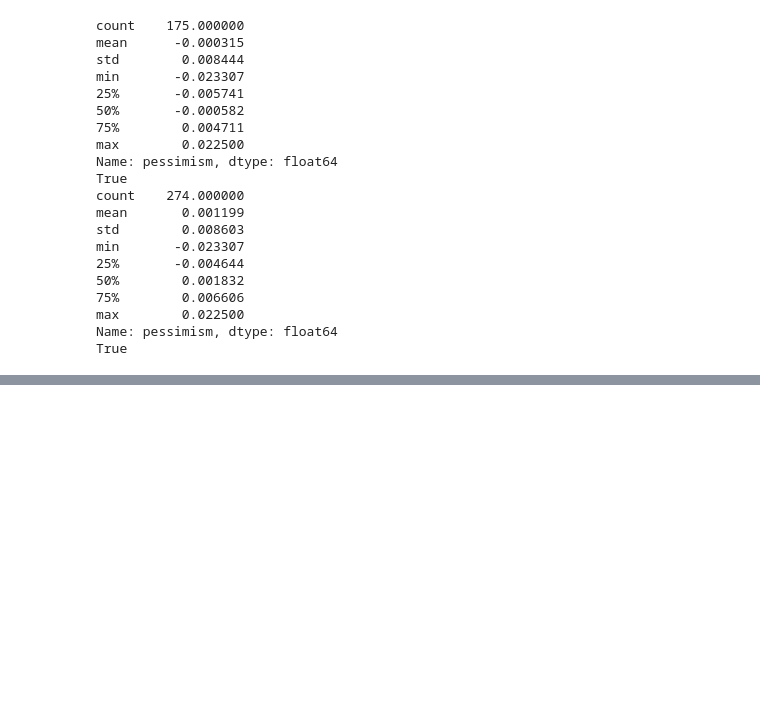
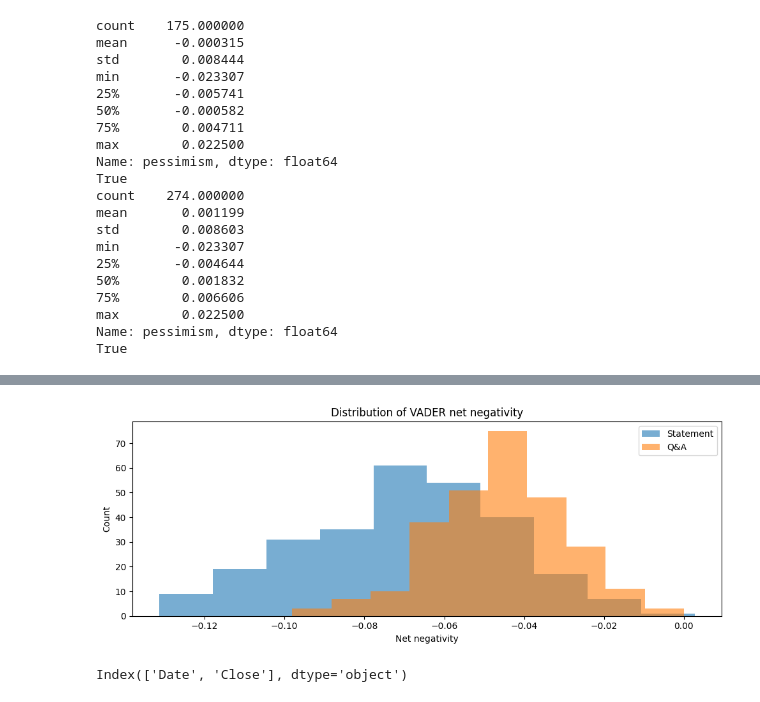
Before and after one commit to Katpst/ECB-similarity-project, a Jupyter notebook: Data_Science.ipynb, the cells around one changed output, grey strips where cells are left out. Saved outputs shown, nothing was run; the diff lists cells and outputs as text; code cells hidden in the pictures; blank space fills up the shorter version.

```diff
--- a/Data_Science.ipynb
+++ b/Data_Science.ipynb
@@ -989,0 +1180,22 @@ True
+# %%
+# they're not the same
+plt.figure(figsize=(10,4))
+plt.hist(df_plot["vader_stmt_netneg"].dropna(), alpha=0.6, label="Statement")
+plt.hist(df_plot["vader_qa_netneg"].dropna(), alpha=0.6, label="Q&A")
+plt.title("Distribution of VADER net negativity")
+plt.xlabel("Net negativity")
+plt.ylabel("Count")
+plt.legend()
+plt.tight_layout()
+plt.show()
+# %% [output]
+[figure, added]
+# %%
+# CAR
+# Load stoxx 50 abs prices
+stoxx_Path = "/content/drive/MyDrive/FTD/DATAscience/PROJECT_ECB/Stoxx50_Absolute.xlsx"
+stoxx = pd.read_excel(stoxx_Path)
+print(stoxx.columns)
+prices = stoxx.rename(columns={"Date": "date", "Close": "close"}).copy()
+# %% [output]
+Index(['Date', 'Close'], dtype='object')
```
Also changed, not shown: parts of 43 cells of this notebook.
